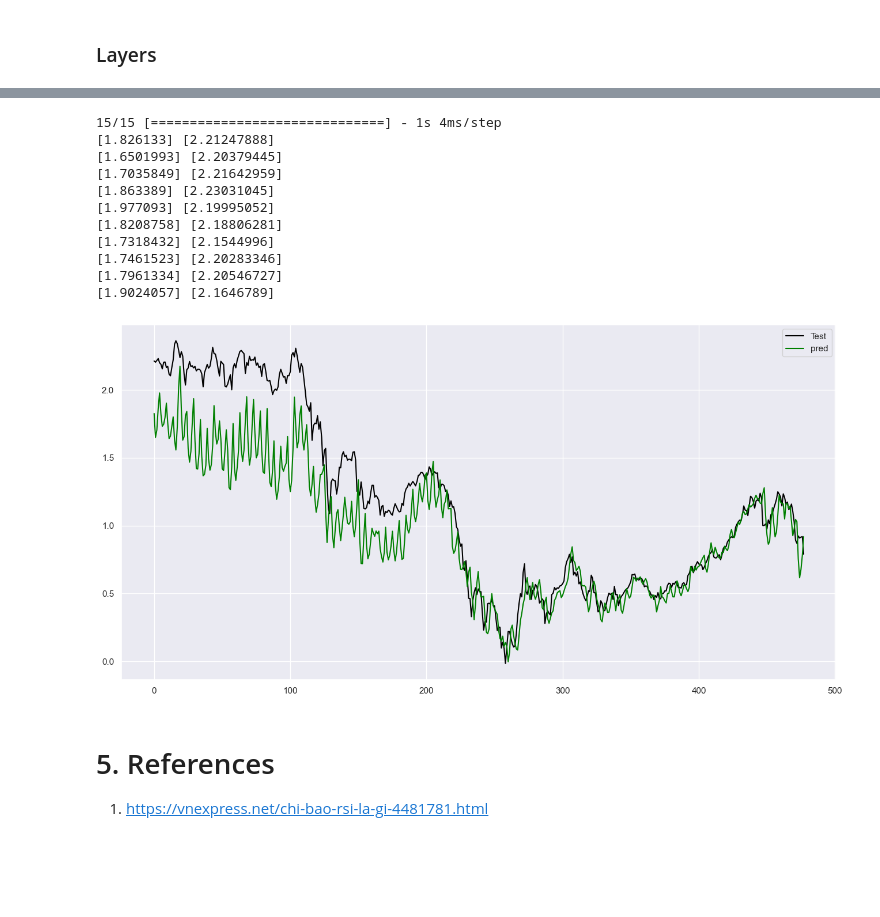
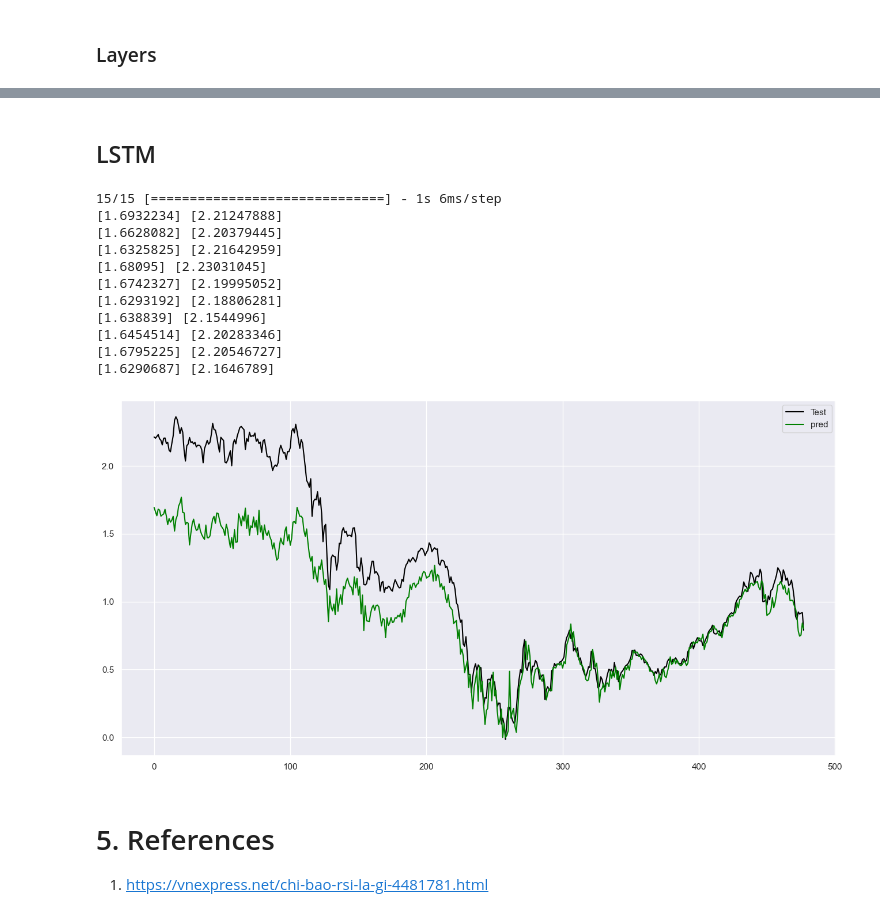
Before and after one commit to dangnguyenphuc/stock-prediction, a Jupyter notebook: main.ipynb, the cells around one changed output, grey strips where cells are left out. Saved outputs shown, nothing was run; the diff lists cells and outputs as text; code cells hidden in the pictures; blank space fills up the shorter version.

```diff
--- a/main.ipynb
+++ b/main.ipynb
@@ -515,11 +567,10 @@ Shape (2386, 1)
 # %%
-splitlimit = int(len(X)*0.8)
-print("Split lim:",splitlimit)
-X_train, X_test = X[:splitlimit], X[splitlimit:]
-y_train, y_test = y[:splitlimit], y[splitlimit:]
-print("Xtrain shape",X_train.shape)
-print("Xtest shape",X_test.shape)
-print("ytrain",y_train.shape)
-print("ytest",y_test.shape)
-print("ytrain:\n",y_train)
+X_train_classification, X_test_classification = X_classification[:splitlimit], X_classification[splitlimit:]
+y_train_classification, y_test_classification = y_classification[:splitlimit], y_classification[splitlimit:]
+print("Xtrain shape",X_train_classification.shape)
+print("Xtest shape",X_test_classification.shape)
+print("ytrain",y_train_classification.shape)
+print("ytest",y_test_classification.shape)
+print("ytrain:\n",y_train_classification)
+print("ytest:\n",y_test_classification)
 # %% [output]
@@ -538,0 +596,7 @@ ytrain:
+# %%
+X_train_lstm, X_test_lstm = X_lstm[:splitlimit], X_lstm[splitlimit:]
+y_train_lstm, y_test_lstm = y_lstm[:splitlimit], y_lstm[splitlimit:]
+print("Xtrain shape",X_train_lstm.shape)
+print("Xtest shape",X_test_lstm.shape)
+print("ytrain",y_train_lstm.shape)
+print("ytest",y_test_lstm.shape)
@@ -612,9 +769,9 @@ To enable the following instructions: AVX2 FMA, in other operations, rebuild Ten
 # %%
-lstm_input = Input(shape=(backcandles, 8), name='lstm_input')
+lstm_input = Input(shape=(backcandles, 12), name='lstm_input')
 inputs = LSTM(150, name='first_layer')(lstm_input)
 inputs = Dense(1, name='dense_layer')(inputs)
-output = Activation('linear', name='output')(inputs)
-model = Model(inputs=lstm_input, outputs=output)
+output = Activation('', name='output')(inputs)
+lstm_model = Model(inputs=lstm_input, outputs=output)
 adam = optimizers.Adam()
-model.compile(optimizer=adam, loss='mse')
-model.fit(x=X_train, y=y_train, batch_size=20, epochs=40, shuffle=True, validation_split = 0.1)
+lstm_model.compile(optimizer=adam, loss='mse')
+lstm_model.fit(x=X_train_lstm, y=y_train_lstm, batch_size=20, epochs=40, shuffle=True, validation_split = 0.1)
@@ -642,28 +850,30 @@ Epoch 40/40
+# %% [markdown]
+## LSTM
 # %%
-y_pred = model.predict(X_test)
+y_pred_lstm = lstm_model.predict(X_test_lstm)
 #y_pred=np.where(y_pred > 0.43, 1,0)
 for i in range(10):
-    print(y_pred[i], y_test[i])
+    print(y_pred_lstm[i], y_test_lstm[i])
 # %% [output]
-15/15 [==============================] - 1s 4ms/step
-[1.826133] [2.21247888]
-[1.6501993] [2.20379445]
-[1.7035849] [2.21642959]
-[1.863389] [2.23031045]
-[1.977093] [2.19995052]
-[1.8208758] [2.18806281]
-[1.7318432] [2.1544996]
-[1.7461523] [2.20283346]
-[1.7961334] [2.20546727]
-[1.9024057] [2.1646789]
+15/15 [==============================] - 1s 6ms/step
+[1.6932234] [2.21247888]
+[1.6628082] [2.20379445]
+[1.6325825] [2.21642959]
+[1.68095] [2.23031045]
+[1.6742327] [2.19995052]
+[1.6293192] [2.18806281]
+[1.638839] [2.1544996]
+[1.6454514] [2.20283346]
+[1.6795225] [2.20546727]
+[1.6290687] [2.1646789]
 # %%
 plt.figure(figsize=(16,8))
-plt.plot(y_test, color = 'black', label = 'Test')
-plt.plot(y_pred, color = 'green', label = 'pred')
+plt.plot(y_test_lstm, color = 'black', label = 'Test')
+plt.plot(y_pred_lstm, color = 'green', label = 'pred')
 plt.legend()
 plt.show()
 # %% [output]
-[figure, old version]
+[figure, new version]
 # %% [markdown]
 # 5. References
 1. https://vnexpress.net/chi-bao-rsi-la-gi-4481781.html
```
Also changed, not shown: parts of 42 cells of this notebook, 1 other file.
